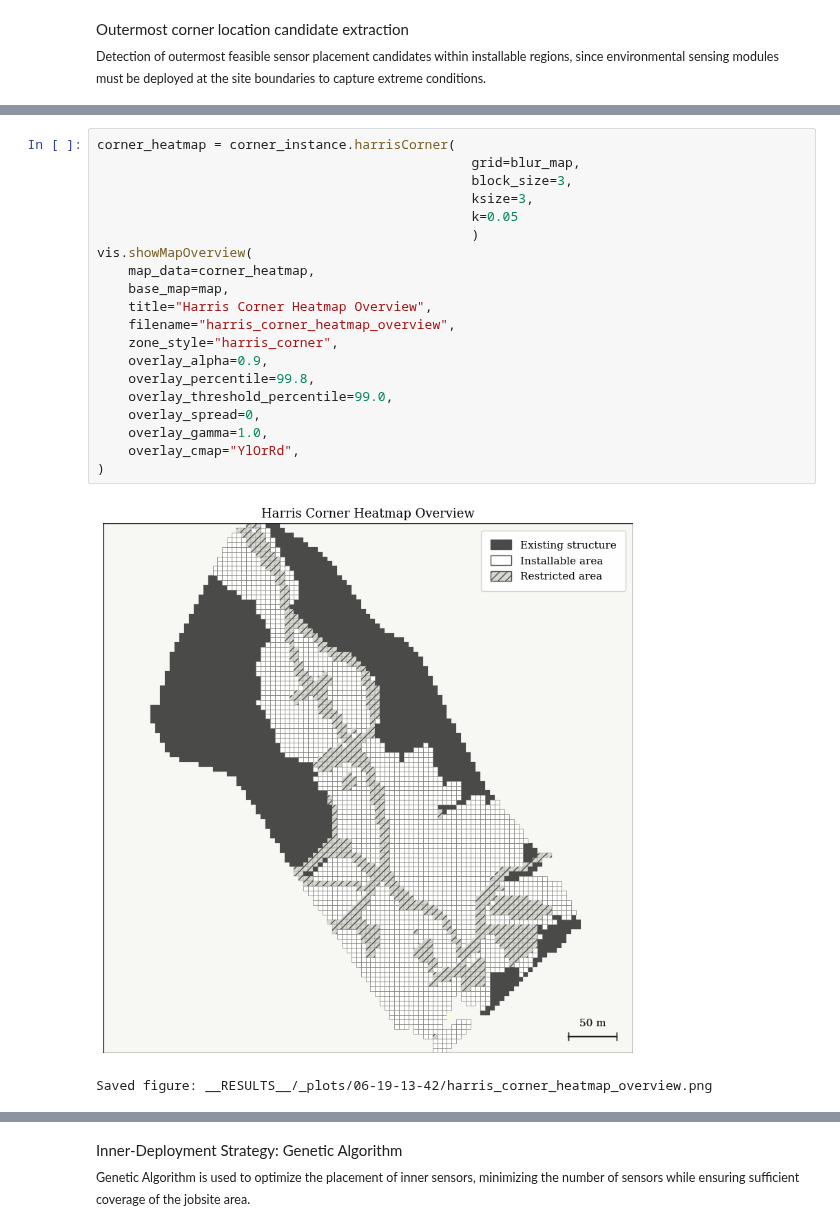
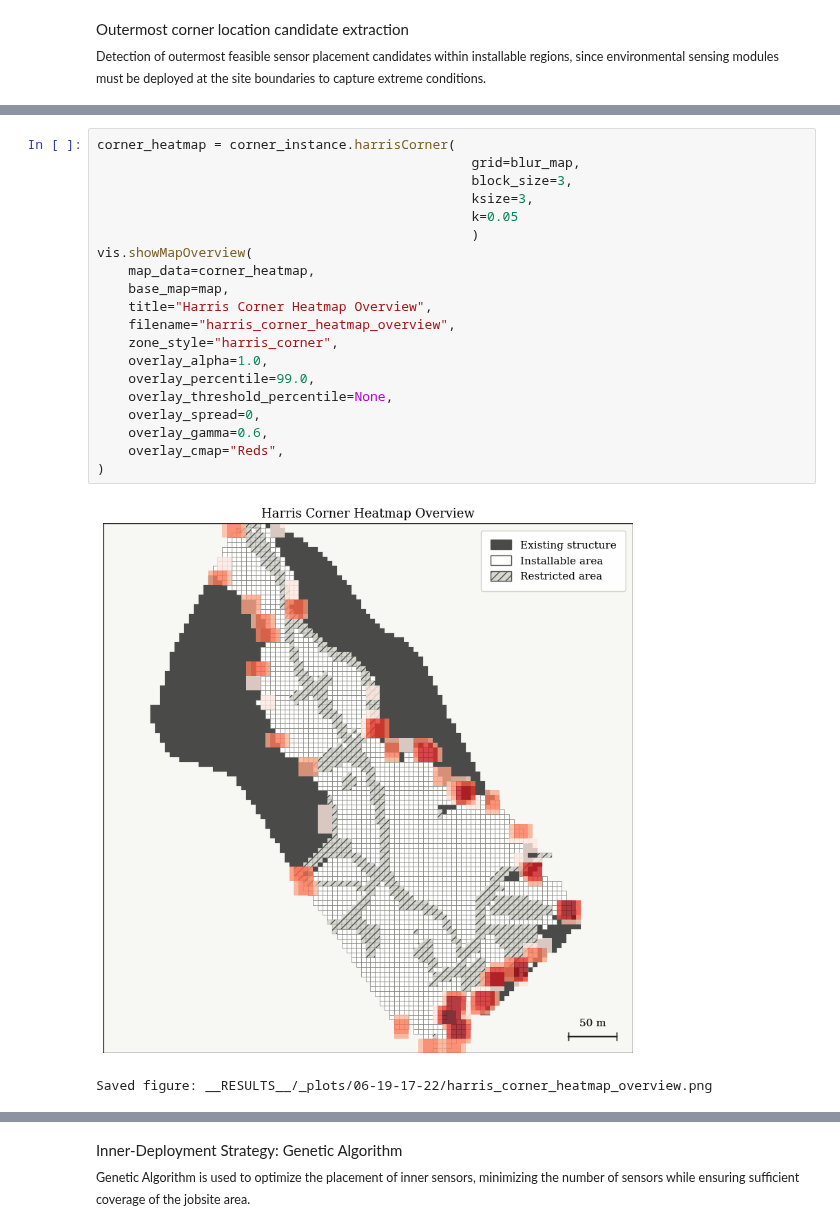
Before and after one commit to yutakseo/SensorDeployment_Optimizer, a Jupyter notebook: demo_ga.ipynb, the cells around one changed output, grey strips where cells are left out. Saved outputs shown, nothing was run; the diff lists cells and outputs as text.

```diff
--- a/demo_ga.ipynb
+++ b/demo_ga.ipynb
@@ -90,26 +95,26 @@ Saved figure: __RESULTS__/_plots/06-19-13-42/gaussian_blur_map_overview.png
 # %%
 corner_heatmap = corner_instance.harrisCorner(
                                                 grid=blur_map,
                                                 block_size=3,
                                                 ksize=3,
                                                 k=0.05
                                                 )
 vis.showMapOverview(
     map_data=corner_heatmap,
     base_map=map,
     title="Harris Corner Heatmap Overview",
     filename="harris_corner_heatmap_overview",
     zone_style="harris_corner",
-    overlay_alpha=0.9,
-    overlay_percentile=99.8,
-    overlay_threshold_percentile=99.0,
+    overlay_alpha=1.0,
+    overlay_percentile=99.0,
+    overlay_threshold_percentile=None,
     overlay_spread=0,
-    overlay_gamma=1.0,
-    overlay_cmap="YlOrRd",
+    overlay_gamma=0.6,
+    overlay_cmap="Reds",
 )
 # %% [output]
-[figure, old version]
+[figure, new version]
-Saved figure: __RESULTS__/_plots/06-19-13-42/harris_corner_heatmap_overview.png
+Saved figure: __RESULTS__/_plots/06-19-17-22/harris_corner_heatmap_overview.png
 # %%
 corners = corner_instance.LMX(harris_map=corner_heatmap, installable_map=installable_layer, min_dist=9)
 
```
Also changed, not shown: parts of 10 cells of this notebook, 6 other files.
